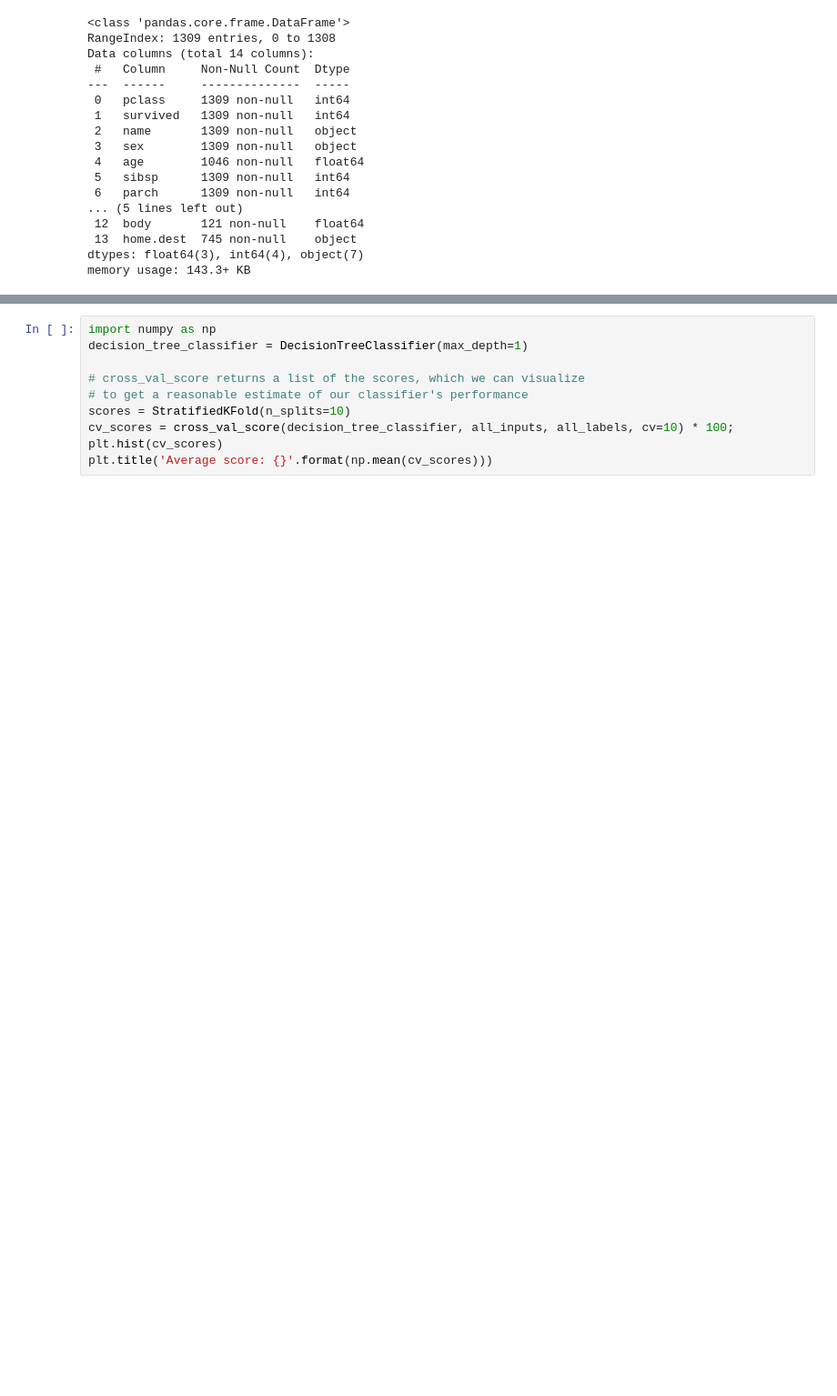
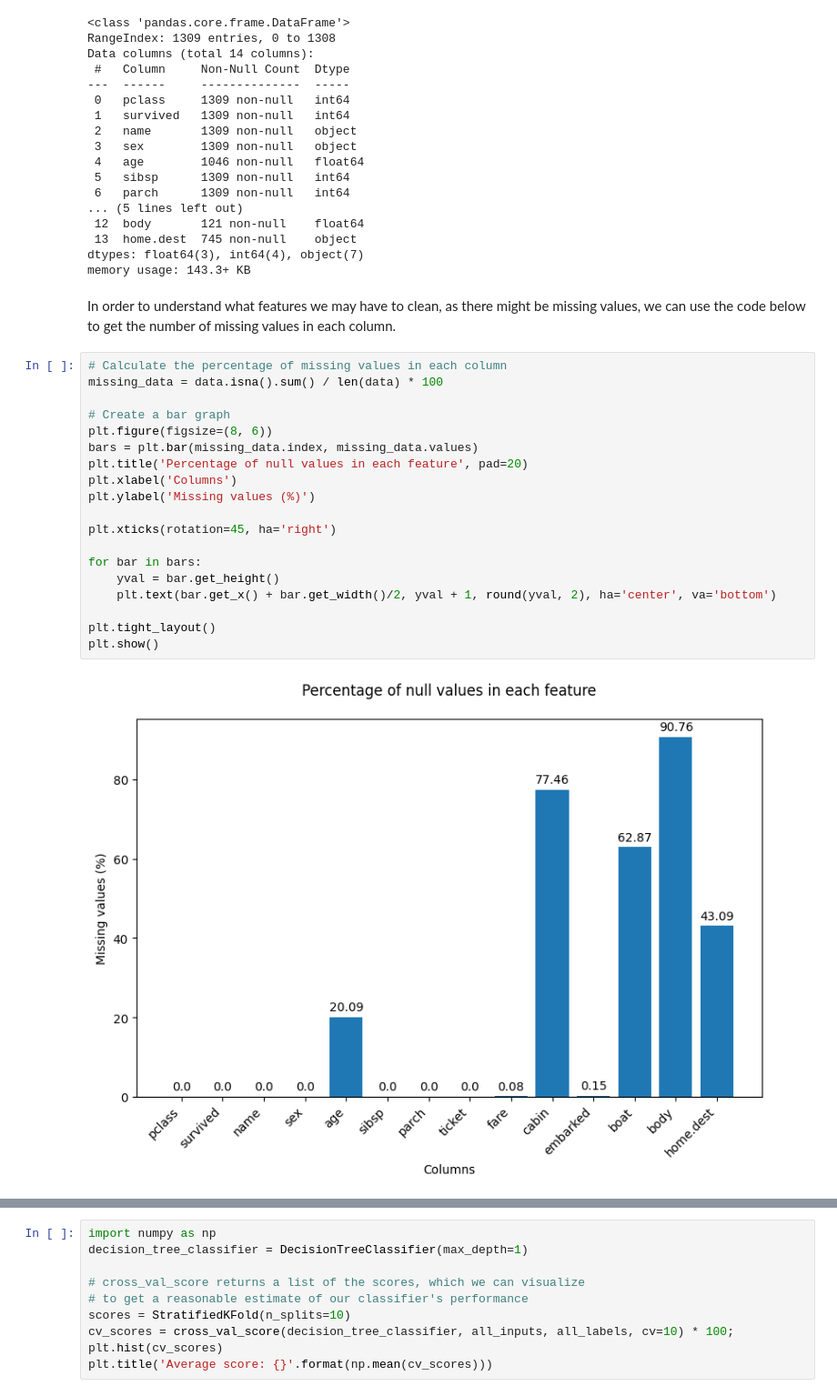
Before and after one commit to antoniooazevedo/titanic-dataset-analysis, a Jupyter notebook: analysis.ipynb, the cells around one changed output, grey strips where cells are left out. Shown at 91% size. Saved outputs shown, nothing was run; the diff lists cells and outputs as text; blank space fills up the shorter version.

```diff
--- a/analysis.ipynb
+++ b/analysis.ipynb
@@ -53,3 +60,26 @@ Data columns (total 14 columns):
  13  home.dest  745 non-null    object
 dtypes: float64(3), int64(4), object(7)
 memory usage: 143.3+ KB
+# %% [markdown]
+In order to understand what features we may have to clean, as there might be missing values, we can use the code below to get the number of missing values in each column.
+# %%
+# Calculate the percentage of missing values in each column
+missing_data = data.isna().sum() / len(data) * 100
+
+# Create a bar graph
+plt.figure(figsize=(8, 6))
+bars = plt.bar(missing_data.index, missing_data.values)
+plt.title('Percentage of null values in each feature', pad=20)
+plt.xlabel('Columns')
+plt.ylabel('Missing values (%)')
+
+plt.xticks(rotation=45, ha='right')
+
+for bar in bars:
+    yval = bar.get_height()
+    plt.text(bar.get_x() + bar.get_width()/2, yval + 1, round(yval, 2), ha='center', va='bottom')
+
+plt.tight_layout()
+plt.show()
+# %% [output]
+[figure, added]
```
Also changed, not shown: parts of 18 cells of this notebook.
